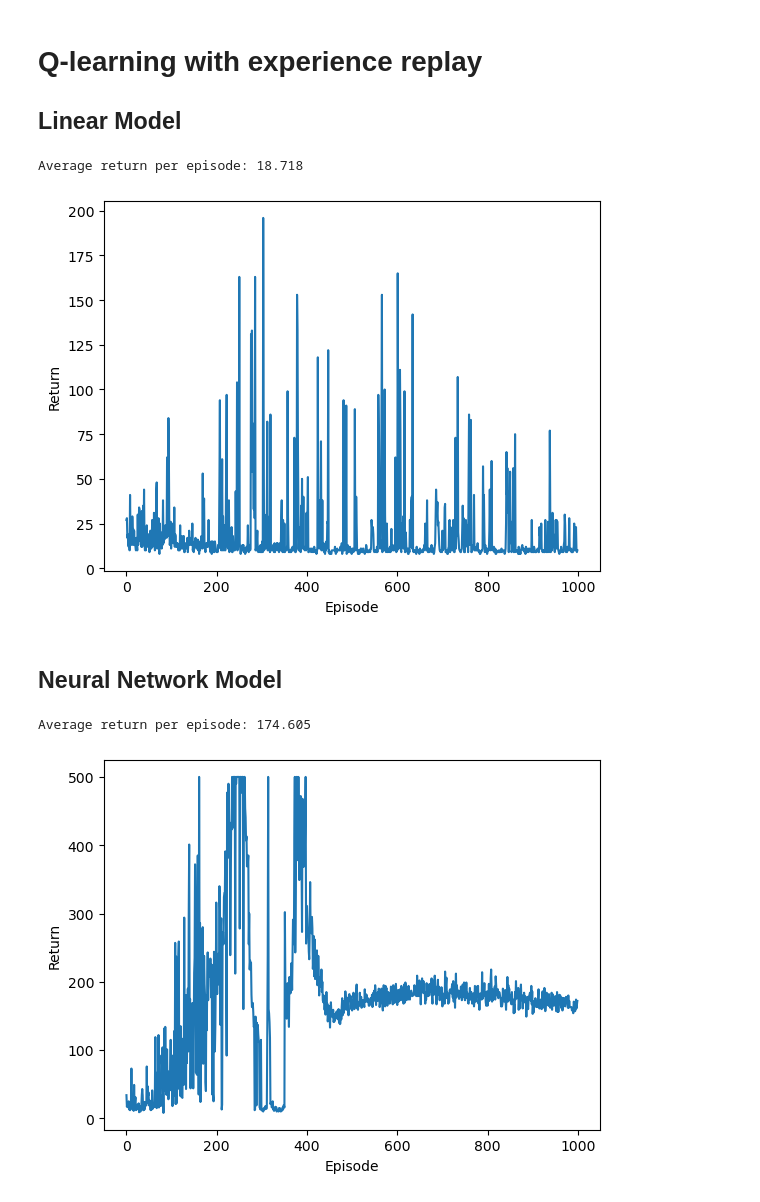
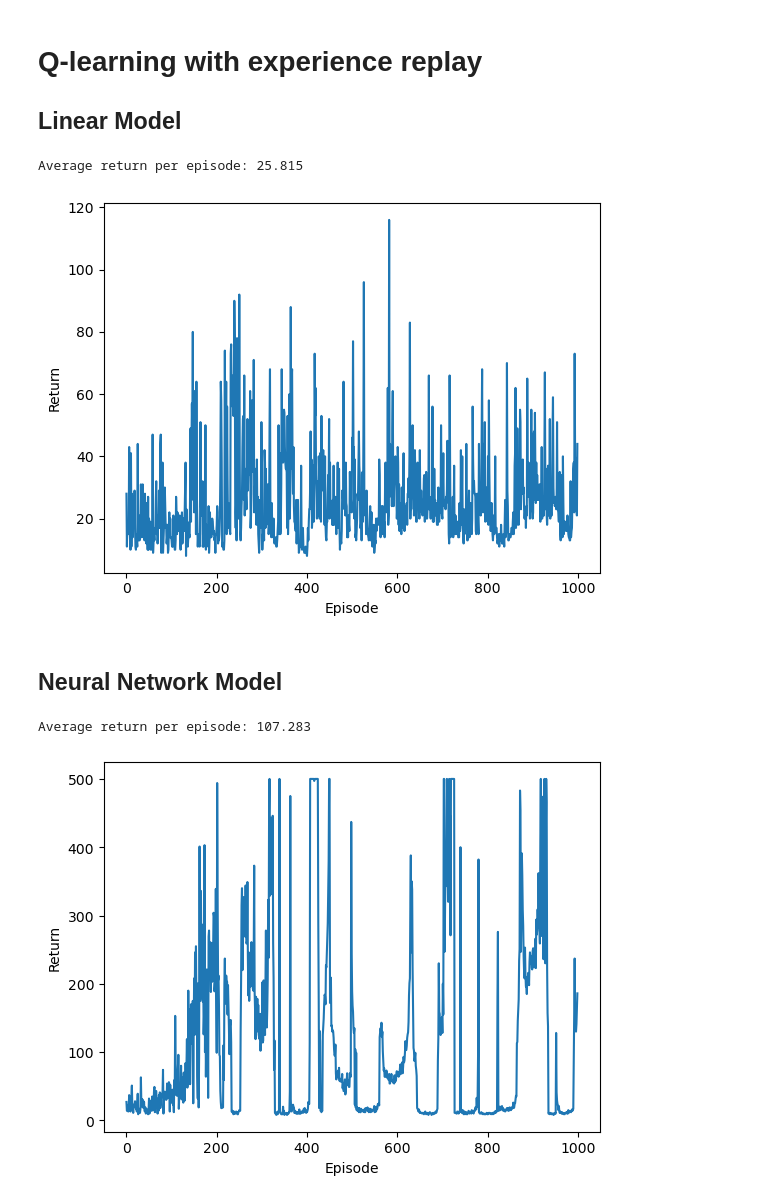
Before and after one commit to CarlFredriksson/rl-gymnasium-training, a Jupyter notebook: CartPole/cart_pole.ipynb, the cells around one changed output. Cells and saved outputs as stored; diff of their text form; code cells hidden in the pictures.

```diff
--- a/CartPole/cart_pole.ipynb
+++ b/CartPole/cart_pole.ipynb
@@ -25,7 +29,11 @@ ENVIRONMENT_ID = "CartPole-v1"
 NUM_EPISODES = 1000
 GRAD_CLIP_VALUE = 100
 MEMORY_SIZE = 10000
-BATCH_SIZE = 128
+BATCH_SIZE = 64
+EPS_START = 1
+EPS_MIN = 0.01
+EPS_DECAY = 0.995
+NN_HIDDEN_LAYER_SIZE = 24
 device = torch.device("cuda" if torch.cuda.is_available() else "cpu")
 print("PyTorch device:", device)
 # %% [output]
@@ -107,32 +111,29 @@ env = gym.make(ENVIRONMENT_ID)
 model = LinearModel(env.observation_space.shape[0], env.action_space.n).to(device)
 optimizer = optim.SGD(model.parameters(), lr=0.01)
 loss_func = nn.MSELoss()
-returns = train_episodic_semi_grad_qlearning_experience_replay(
-    env, model, loss_func, optimizer, device, NUM_EPISODES, MEMORY_SIZE, BATCH_SIZE, GRAD_CLIP_VALUE
+returns = train_episodic_semi_grad_qlearning_exp_replay(
+    env, model, loss_func, optimizer, device,
+    NUM_EPISODES, EPS_START, EPS_MIN, EPS_DECAY, MEMORY_SIZE, BATCH_SIZE, GRAD_CLIP_VALUE
 )
 env.close()
 plot_returns(returns)
 # %% [output]
-Average return per episode: 18.718
+Average return per episode: 25.815
-[figure, old version]
+[figure, new version]
 # %% [markdown]
 ## Neural Network Model
 # %%
 env = gym.make(ENVIRONMENT_ID)
-model = nn.Sequential(
-    nn.Linear(env.observation_space.shape[0], 20),
-    nn.ReLU(),
-    nn.Linear(20, 20),
-    nn.ReLU(),
-    nn.Linear(20, env.action_space.n)
-).to(device)
-optimizer = optim.AdamW(model.parameters(), lr=0.001, amsgrad=True)
+model = SimpleNN(env.observation_space.shape[0], env.action_space.n, NN_HIDDEN_LAYER_SIZE).to(device)
+optimizer = optim.AdamW(model.parameters(), lr=0.001)
+#optimizer = optim.AdamW(model.parameters(), lr=0.001, amsgrad=True)
 loss_func = nn.MSELoss()
-returns = train_episodic_semi_grad_qlearning_experience_replay(
-    env, model, loss_func, optimizer, device, NUM_EPISODES, MEMORY_SIZE, BATCH_SIZE, GRAD_CLIP_VALUE
+returns = train_episodic_semi_grad_qlearning_exp_replay(
+    env, model, loss_func, optimizer, device,
+    NUM_EPISODES, EPS_START, EPS_MIN, EPS_DECAY, MEMORY_SIZE, BATCH_SIZE, GRAD_CLIP_VALUE
 )
 env.close()
 plot_returns(returns)
 # %% [output]
-Average return per episode: 174.605
+Average return per episode: 107.283
-[figure, old version]
+[figure, new version]
```
Also changed, not shown: parts of 5 cells of this notebook, 4 other files.
